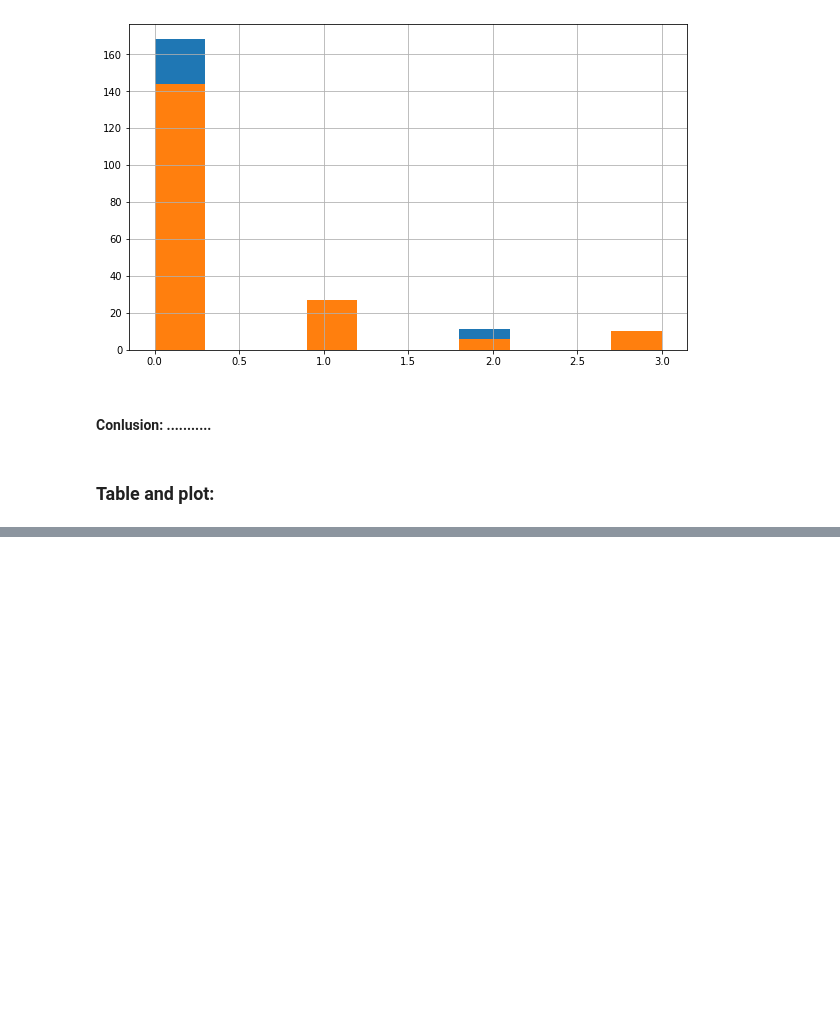
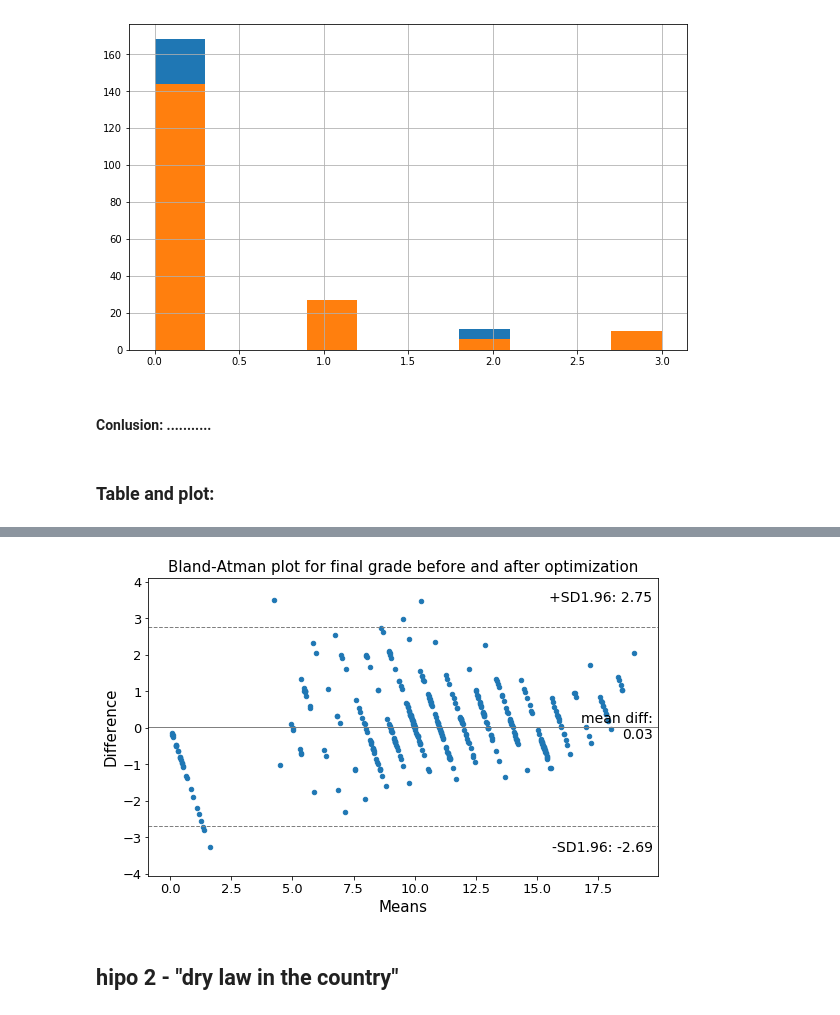
Before and after one commit to sqrt495/easy_statistics, a Jupyter notebook: stat_work_up.ipynb, the cells around one changed output, grey strips where cells are left out. Cells and saved outputs as stored; diff of their text form; code cells hidden in the pictures; blank space fills up the shorter version.

```diff
--- a/stat_work_up.ipynb
+++ b/stat_work_up.ipynb
@@ -1023,0 +1460,11 @@ t_test_df
+# %%
+import statsmodels.api as sm
+
+f, ax = plt.subplots(1, figsize = (8,5))
+sm.graphics.mean_diff_plot(df.G3, less_freetime_preds, ax=ax)
+ax.set_title('Bland-Atman plot for final grade before and after optimization',fontsize=15)
+plt.show()
+# %% [output]
+[figure, added]
+# %% [markdown]
+## hipo 2 - "dry law in the country"
```
Also changed, not shown: parts of 51 cells of this notebook.
